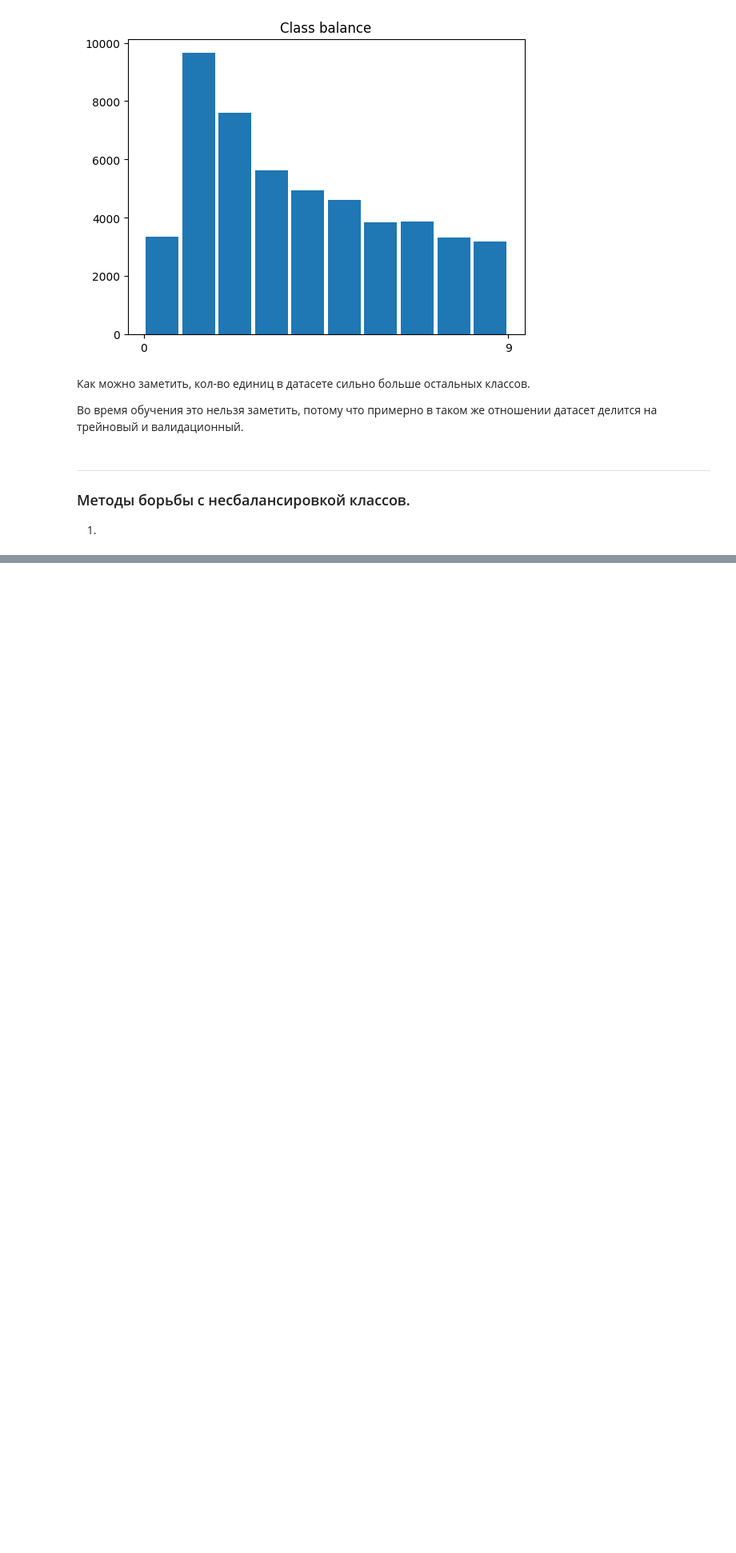
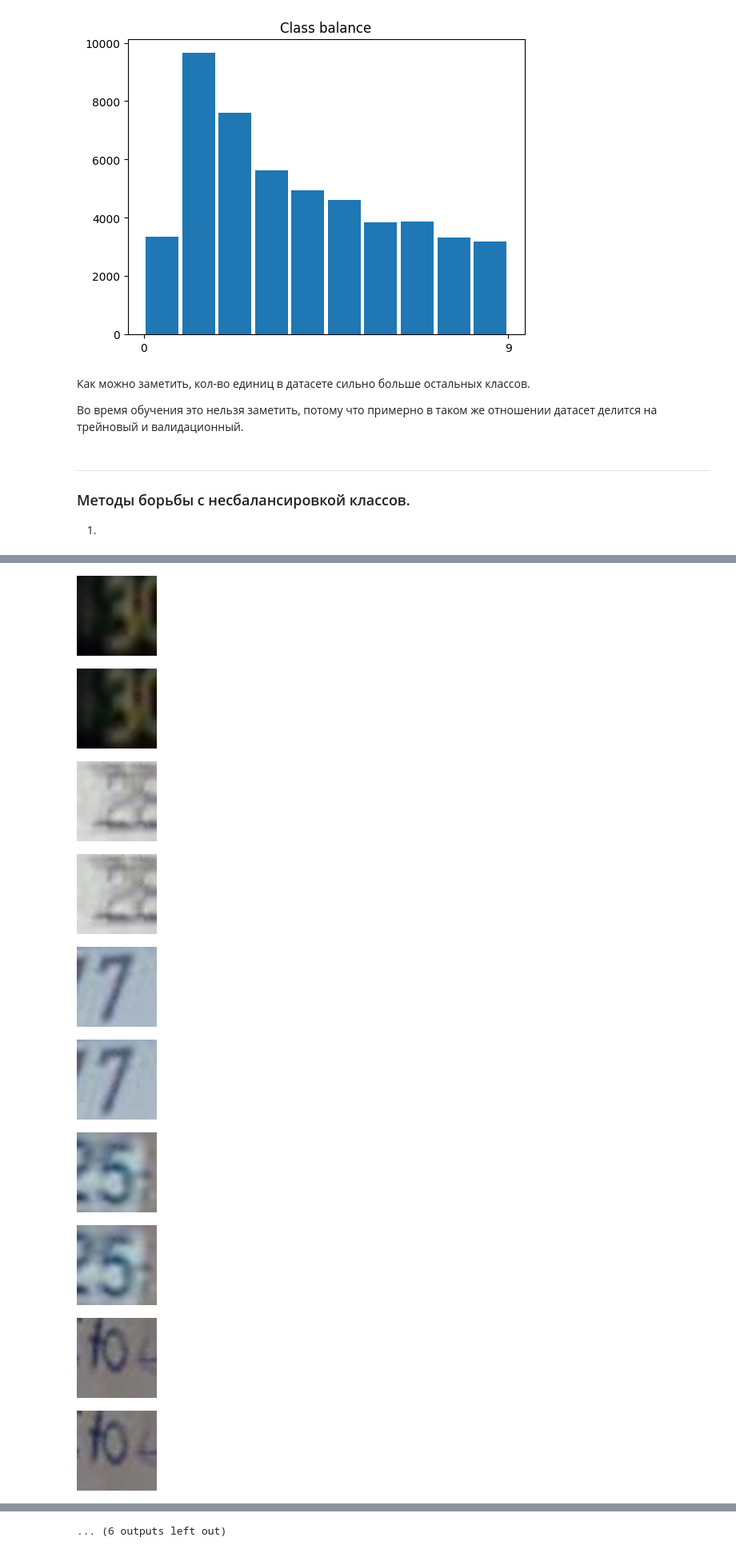
Before and after one commit to GrishaTS/YaMlProject, a Jupyter notebook: notebooks/Griga/class_balance.ipynb, the cells around one changed output, grey strips where cells are left out. Shown at 80% size. Cells and saved outputs as stored; diff of their text form; code cells hidden in the pictures; blank space fills up the shorter version.

```diff
--- a/notebooks/Griga/class_balance.ipynb
+++ b/notebooks/Griga/class_balance.ipynb
@@ -36,0 +108,23 @@ array([3341., 9650., 7595., 5625., 4941., 4604., 3859., 3876., 3332.,
+# %%
+# print(np.all(np.asarray([X_train_sm[i] not in X_train for i in range(50000, 96500 - 1)])))  # проверка на совпадение
+
+for index in range(50000, 50020):
+    min_val = 1e9
+    min_i = -1
+    for i in range(50000):
+        if np.sum(np.abs(X_train[i] - X_train_sm[index])) < min_val:
+            min_val = np.sum(np.abs(X_train[i] - X_train_sm[index]))
+            min_i = i
+    display(Image.fromarray(np.uint8(X_train_sm[index])).resize((100, 100)))
+    display(Image.fromarray(np.uint8(X_train[min_i])).resize((100, 100)))
+# %% [output]
+[figure, added]
+[figure, added]
+[figure, added]
+[figure, added]
+[figure, added]
+[figure, added]
+[figure, added]
+[figure, added]
+[figure, added]
+[figure, added]
@@ -36,0 +133 @@ array([3341., 9650., 7595., 5625., 4941., 4604., 3859., 3876., 3332.,
+... (6 outputs left out)
```
Also changed, not shown: parts of 11 cells of this notebook, 5 other files.
